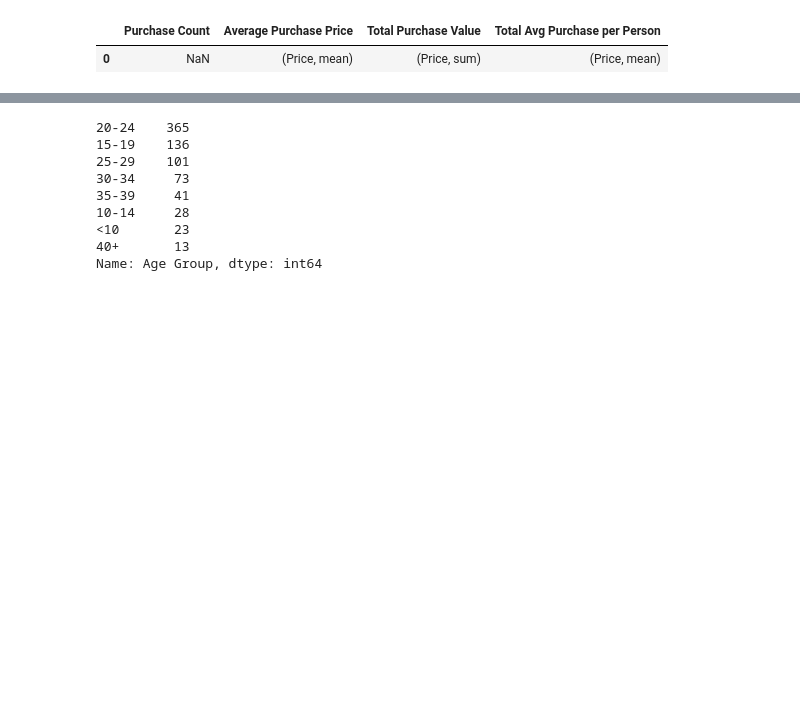
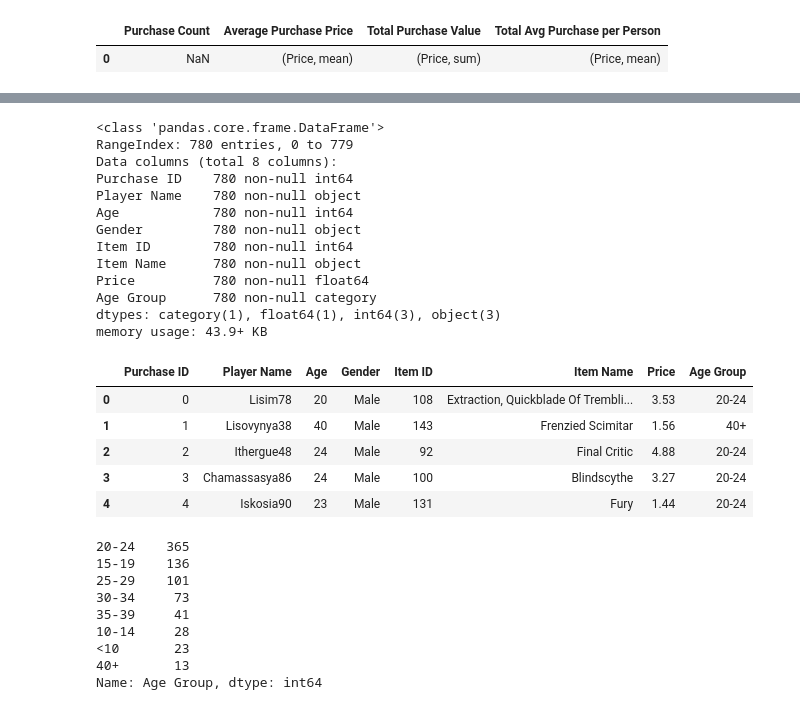
Before and after one commit to gwathen2019/pandas-challenge, a Jupyter notebook: heroes_of_pymoli.ipynb, the cells around one changed output, grey strips where cells are left out. Drawn from its saved outputs; the diff is of its cells as text; code cells hidden in the pictures; blank space fills up the shorter version.

```diff
--- a/heroes_of_pymoli.ipynb
+++ b/heroes_of_pymoli.ipynb
@@ -233,3 +254,28 @@ agegrp_summary_table
+# %%
+purchase_df["Age Group"] = pd.cut(purchase_df["Age"], bins, labels=age_group)
+
+purchase_df.info()
+purchase_df.head()
+# %% [output]
+<class 'pandas.core.frame.DataFrame'>
+RangeIndex: 780 entries, 0 to 779
+Data columns (total 8 columns):
+Purchase ID    780 non-null int64
+Player Name    780 non-null object
+Age            780 non-null int64
+Gender         780 non-null object
+Item ID        780 non-null int64
+Item Name      780 non-null object
+Price          780 non-null float64
+Age Group      780 non-null category
+dtypes: category(1), float64(1), int64(3), object(3)
+memory usage: 43.9+ KB
+|  | Purchase ID | Player Name | Age | Gender | Item ID | Item Name | Price | Age Group |
+| 0 | 0 | Lisim78 | 20 | Male | 108 | Extraction, Quickblade Of Trembli... | 3.53 | 20-24 |
+| 1 | 1 | Lisovynya38 | 40 | Male | 143 | Frenzied Scimitar | 1.56 | 40+ |
+| 2 | 2 | Ithergue48 | 24 | Male | 92 | Final Critic | 4.88 | 20-24 |
+| 3 | 3 | Chamassasya86 | 24 | Male | 100 | Blindscythe | 3.27 | 20-24 |
+| 4 | 4 | Iskosia90 | 23 | Male | 131 | Fury | 1.44 | 20-24 |
 # %%
 #Purchasing Analysis (Age)
     #Bin the purchase_data data frame by age
```
Also changed, not shown: parts of 4 cells of this notebook.
